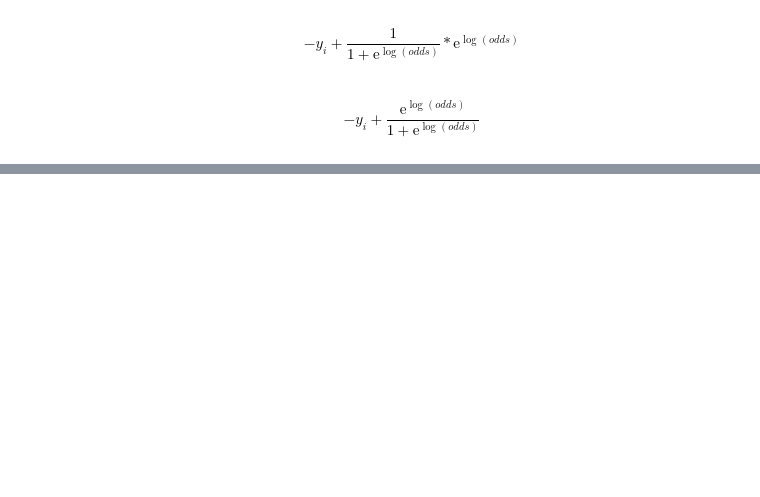
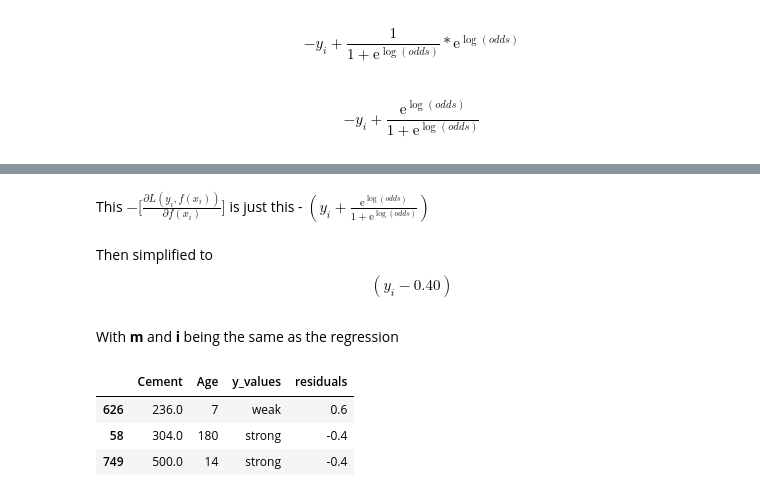
Before and after one commit to williamjwall/ensemble_investigation, a Jupyter notebook: concrete_strength_final.ipynb, the cells around one changed output, grey strips where cells are left out. Drawn from its saved outputs; the diff is of its cells as text; code cells hidden in the pictures; blank space fills up the shorter version.

```diff
--- a/concrete_strength_final.ipynb
+++ b/concrete_strength_final.ipynb
@@ -589,0 +645,21 @@ $$- y_{i} + \frac{\mathrm{e}^{\log(odds)}}{1 + \mathrm{e}^{\log(odds)}} $$
+# %% [markdown]
+This $- \displaystyle \Bigg[\frac{\partial L(y_{i}, f(x_{i}))}{\partial f(x_{i})}\Bigg] $ is just this - $(y_i + \frac{\mathrm{e}^{\log(odds)}}{1 + \mathrm{e}^{\log(odds)}})$
+# %% [markdown]
+Then simplified to $$(y_i - 0.40)$$
+# %% [markdown]
+With <b>m</b> and <b>i</b> being the same as the regression
+# %%
+y_binary = y.apply(lambda x: 0 if x > 34.44 else 1)
+# %%
+#Lets code to get a residual column
+classification_residuals = []
+for classification_observation in y_binary:
+    classification_residuals.append(classification_observation - 0.40)
+# %%
+df_r_classification = pd.DataFrame({'Cement': df['Cement'], 'Age': df['Age'], 'y_values':y_classification,  'residuals': classification_residuals})
+df_r_classification.sample(3, random_state = 8)
+# %% [output]
+|  | Cement | Age | y_values | residuals |
+| 626 | 236.0 | 7 | weak | 0.6 |
+| 58 | 304.0 | 180 | strong | -0.4 |
+| 749 | 500.0 | 14 | strong | -0.4 |
```
Also changed, not shown: parts of 155 cells of this notebook.
